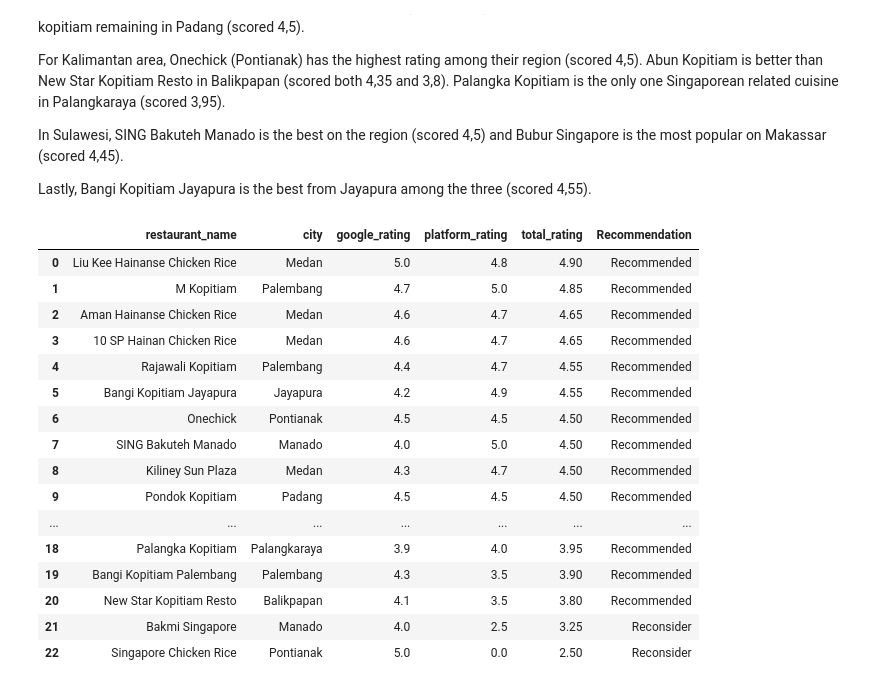
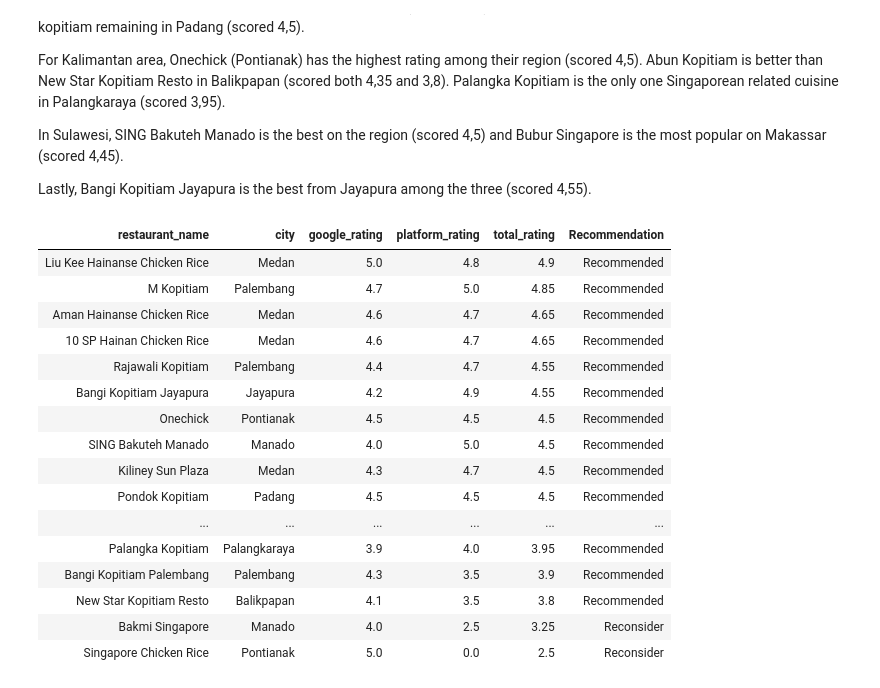
Before and after one commit to miradelimanr/Burger-Jakarta, a Jupyter notebook: singapore-food-in-indonesia-iii-sql-version.ipynb, the cells around one changed output. Saved outputs shown, nothing was run; the diff lists cells and outputs as text; code cells hidden in the pictures.

Commit message:
Kaggle Notebook | Singapore Food in Indonesia III (SQL Version) | Version 4

```diff
--- a/singapore-food-in-indonesia-iii-sql-version.ipynb
+++ b/singapore-food-in-indonesia-iii-sql-version.ipynb
@@ -15,7 +15,8 @@ from pandasql import sqldf
 import pandas as pd
 singapore = pd.read_csv("../input/singapore-food/singapore_id.csv", sep = ";")
 # %%
-singapore = sqldf("""SELECT no, restaurant_name, region, city, unique_menu, price, ltrim(google_rating) as google_rating, ltrim(platform_rating) as platform_rating
+singapore = sqldf("""SELECT no, restaurant_name, region, city, unique_menu, price,
+ltrim(google_rating) as google_rating, ltrim(platform_rating) as platform_rating
 FROM singapore
 WHERE region LIKE '%Sumatra' OR region LIKE '%Kalimantan' OR region LIKE '%Sulawesi' OR region LIKE '%Papua'""")
 singapore.style.hide_index()
@@ -156,6 +153,6 @@ Note that sometimes outdoor area is also a smoking area. Only three places servi
 # %%
-singapore  = sqldf("""SELECT restaurant_name, city, rice_menu, noodle, noodle_specific
+singapore  = sqldf("""SELECT restaurant_name, city, takeaway, delivery, outdoor_seat, smoking_area, alcohol_served, wifi
 FROM singapore
 WHERE region LIKE '%Sumatra' OR region LIKE '%Kalimantan' OR region LIKE '%Sulawesi' OR region LIKE '%Papua'""")
-singapore
+singapore.style.hide_index()
 # %% [output]
@@ -189,29 +186,30 @@ In Sulawesi, SING Bakuteh Manado is the best on the region (scored 4,5) and Bubu
 
 Lastly, Bangi Kopitiam Jayapura is the best from Jayapura among the three (scored 4,55).
 # %%
-singapore = sqldf("""SELECT restaurant_name, city, google_rating, platform_rating, (google_rating + platform_rating)/2 as total_rating,
+singapore = sqldf("""SELECT restaurant_name, city, ltrim(google_rating) as google_rating, ltrim(platform_rating) as platform_rating,
+ltrim((google_rating + platform_rating)/2) as total_rating,
 CASE
-	WHEN (google_rating + platform_rating)/2 >= 3.5 THEN "Recommended"
+    WHEN (google_rating + platform_rating)/2 >= 3.5 THEN "Recommended"
     ELSE "Reconsider"
 END AS "Recommendation"
 FROM singapore WHERE region LIKE '%Sumatra' OR region LIKE '%Kalimantan' OR region LIKE '%Sulawesi' OR region LIKE '%Papua'
 ORDER BY total_rating DESC""")
-singapore
+singapore.style.hide_index()
 # %% [output]
-|  | restaurant_name | city | google_rating | platform_rating | total_rating | Recommendation |
-| 0 | Liu Kee Hainanse Chicken Rice | Medan | 5.0 | 4.8 | 4.90 | Recommended |
-| 1 | M Kopitiam | Palembang | 4.7 | 5.0 | 4.85 | Recommended |
-| 2 | Aman Hainanse Chicken Rice | Medan | 4.6 | 4.7 | 4.65 | Recommended |
-| 3 | 10 SP Hainan Chicken Rice | Medan | 4.6 | 4.7 | 4.65 | Recommended |
-| 4 | Rajawali Kopitiam | Palembang | 4.4 | 4.7 | 4.55 | Recommended |
-| 5 | Bangi Kopitiam Jayapura | Jayapura | 4.2 | 4.9 | 4.55 | Recommended |
-| 6 | Onechick | Pontianak | 4.5 | 4.5 | 4.50 | Recommended |
-| 7 | SING Bakuteh Manado | Manado | 4.0 | 5.0 | 4.50 | Recommended |
-| 8 | Kiliney Sun Plaza | Medan | 4.3 | 4.7 | 4.50 | Recommended |
-| 9 | Pondok Kopitiam | Padang | 4.5 | 4.5 | 4.50 | Recommended |
-| ... | ... | ... | ... | ... | ... | ... |
-| 18 | Palangka Kopitiam | Palangkaraya | 3.9 | 4.0 | 3.95 | Recommended |
-| 19 | Bangi Kopitiam Palembang | Palembang | 4.3 | 3.5 | 3.90 | Recommended |
-| 20 | New Star Kopitiam Resto | Balikpapan | 4.1 | 3.5 | 3.80 | Recommended |
-| 21 | Bakmi Singapore | Manado | 4.0 | 2.5 | 3.25 | Reconsider |
-| 22 | Singapore Chicken Rice | Pontianak | 5.0 | 0.0 | 2.50 | Reconsider |
+| restaurant_name | city | google_rating | platform_rating | total_rating | Recommendation |
+| Liu Kee Hainanse Chicken Rice | Medan | 5.0 | 4.8 | 4.9 | Recommended |
+| M Kopitiam | Palembang | 4.7 | 5.0 | 4.85 | Recommended |
+| Aman Hainanse Chicken Rice | Medan | 4.6 | 4.7 | 4.65 | Recommended |
+| 10 SP Hainan Chicken Rice | Medan | 4.6 | 4.7 | 4.65 | Recommended |
+| Rajawali Kopitiam | Palembang | 4.4 | 4.7 | 4.55 | Recommended |
+| Bangi Kopitiam Jayapura | Jayapura | 4.2 | 4.9 | 4.55 | Recommended |
+| Onechick | Pontianak | 4.5 | 4.5 | 4.5 | Recommended |
+| SING Bakuteh Manado | Manado | 4.0 | 5.0 | 4.5 | Recommended |
+| Kiliney Sun Plaza | Medan | 4.3 | 4.7 | 4.5 | Recommended |
+| Pondok Kopitiam | Padang | 4.5 | 4.5 | 4.5 | Recommended |
+| ... | ... | ... | ... | ... | ... |
+| Palangka Kopitiam | Palangkaraya | 3.9 | 4.0 | 3.95 | Recommended |
+| Bangi Kopitiam Palembang | Palembang | 4.3 | 3.5 | 3.9 | Recommended |
+| New Star Kopitiam Resto | Balikpapan | 4.1 | 3.5 | 3.8 | Recommended |
+| Bakmi Singapore | Manado | 4.0 | 2.5 | 3.25 | Reconsider |
+| Singapore Chicken Rice | Pontianak | 5.0 | 0.0 | 2.5 | Reconsider |
```
Also changed, not shown: parts of 7 cells of this notebook.
